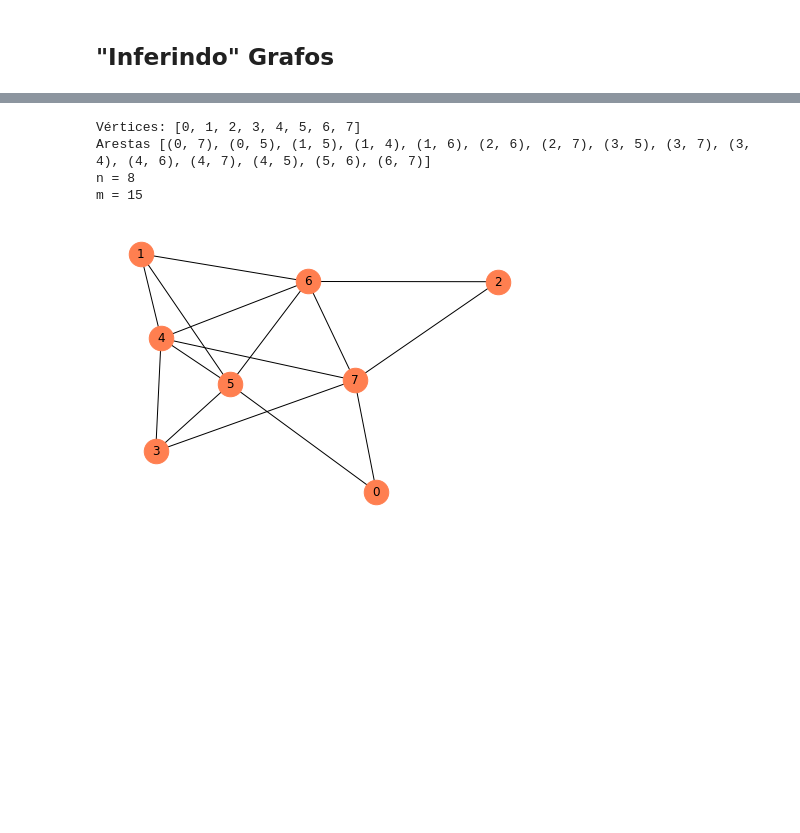
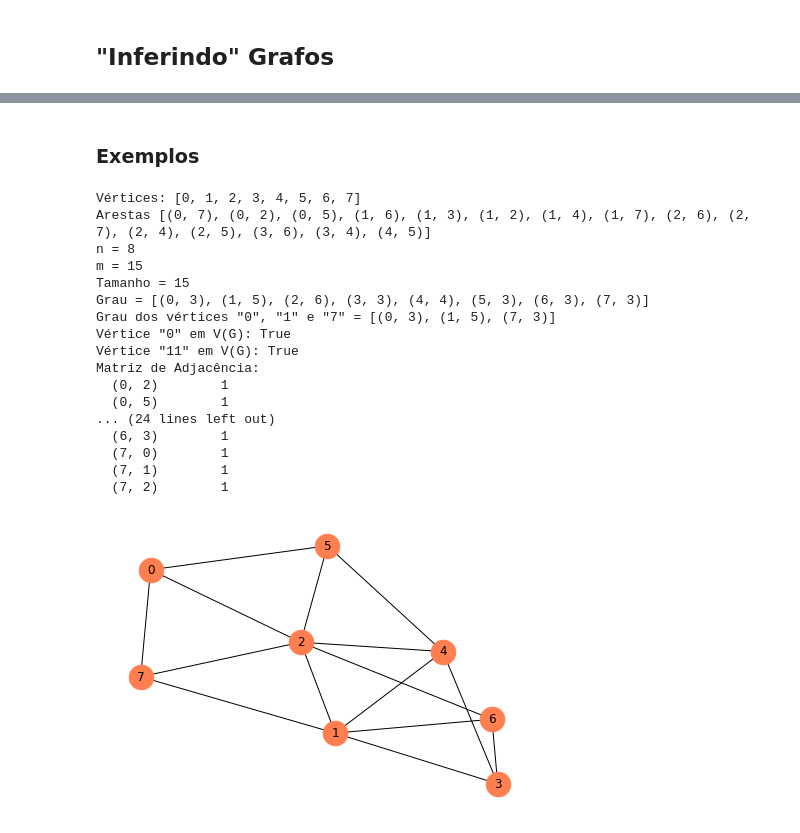
Before and after one commit to eduardo-ono/Teoria-dos-Grafos-e-Aplicacoes, a Jupyter notebook: conteudo-aplicado/02-fundamentos/networkx/networkx.ipynb, the cells around one changed output, grey strips where cells are left out. Saved outputs shown, nothing was run; the diff lists cells and outputs as text; code cells hidden in the pictures; blank space fills up the shorter version.

```diff
--- a/conteudo-aplicado/02-fundamentos/networkx/networkx.ipynb
+++ b/conteudo-aplicado/02-fundamentos/networkx/networkx.ipynb
@@ -10,0 +34,11 @@
+# %%
+def nx_draw_opt(node_size=600, font_size=14, node_color='coral', with_labels=True):
+    return {
+        'node_size': node_size,
+        'font_size': font_size,
+        'node_color': node_color,
+        'with_labels': with_labels
+    }
+
+G = nx.gnm_random_graph(8, 15)
+nx.draw(G, **nx_draw_opt(font_size=16))
@@ -33,24 +70,45 @@ import matplotlib.pyplot as plt
+# %% [markdown]
+### Exemplos
 # %%
-def nxdraw_opt(
+def nx_draw_opt(
         node_size=600,
         node_color='coral',
         with_labels=True
     ):
     return {
         'node_size': node_size,
         'node_color': node_color,
         'with_labels': with_labels
     }
 
 G = nx.gnm_random_graph(8, 15)
-nx.draw(G, **nxdraw_opt())
+nx.draw(G, **nx_draw_opt())
 print('Vértices:', G.nodes())
 print('Arestas', G.edges())
 print('n =', G.number_of_nodes())
 print('m =', G.number_of_edges())
+print('Tamanho =', G.size())
+print('Grau =', G.degree())
+print('Grau dos vértices "0", "1" e "7" =', G.degree([0, 1, 7]))
+print('Vértice "0" em V(G):', 0 in G.nodes())
+print('Vértice "11" em V(G):', 0 in G.nodes())
+print('Matriz de Adjacência:\n', nx.adjacency_matrix(G), sep='')
 # %% [output]
 Vértices: [0, 1, 2, 3, 4, 5, 6, 7]
-Arestas [(0, 7), (0, 5), (1, 5), (1, 4), (1, 6), (2, 6), (2, 7), (3, 5), (3, 7), (3, 4), (4, 6), (4, 7), (4, 5), (5, 6), (6, 7)]
+Arestas [(0, 7), (0, 2), (0, 5), (1, 6), (1, 3), (1, 2), (1, 4), (1, 7), (2, 6), (2, 7), (2, 4), (2, 5), (3, 6), (3, 4), (4, 5)]
 n = 8
 m = 15
+Tamanho = 15
+Grau = [(0, 3), (1, 5), (2, 6), (3, 3), (4, 4), (5, 3), (6, 3), (7, 3)]
+Grau dos vértices "0", "1" e "7" = [(0, 3), (1, 5), (7, 3)]
+Vértice "0" em V(G): True
+Vértice "11" em V(G): True
+Matriz de Adjacência:
+  (0, 2)        1
+  (0, 5)        1
+... (24 lines left out)
+  (6, 3)        1
+  (7, 0)        1
+  (7, 1)        1
+  (7, 2)        1
-[figure, old version]
+[figure, new version]
```
Also changed, not shown: parts of 9 cells of this notebook, 6 other files.
